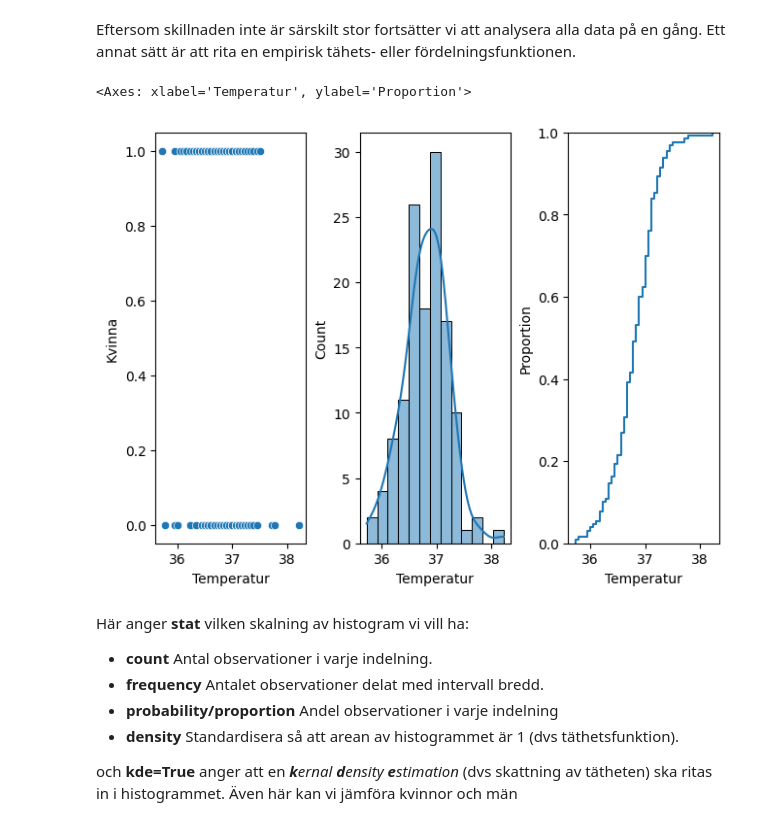
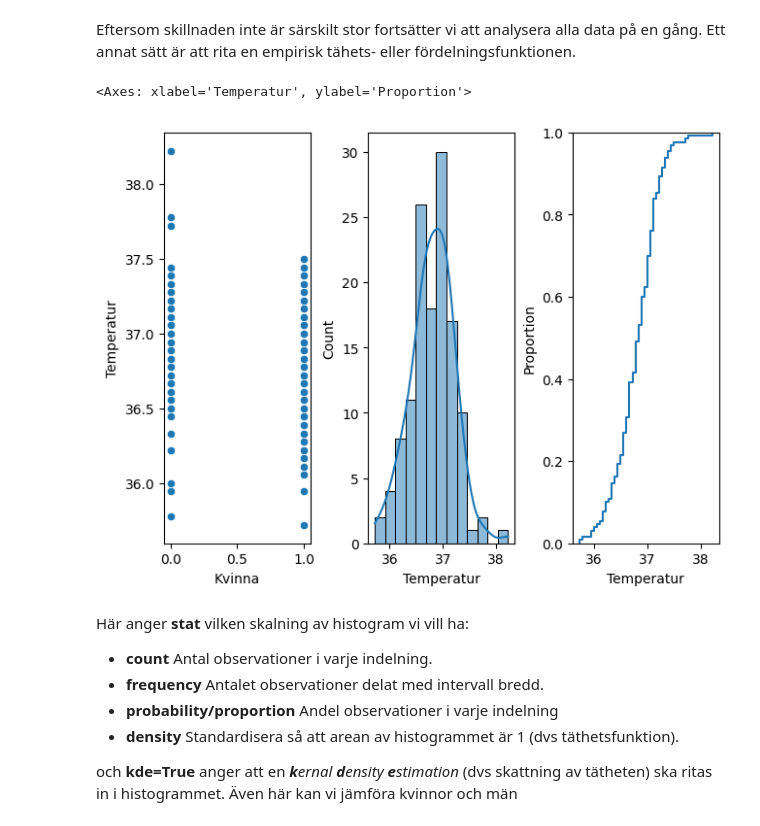
Before and after one commit to GITGUOD/FMSF20-Matematisk-statistik-allm-nkurs, a Jupyter notebook: Lab1/fmsf20_lab1_HT24.ipynb, the cells around one changed output. Cells and saved outputs as stored; diff of their text form; code cells hidden in the pictures.

```diff
--- a/Lab1/fmsf20_lab1_HT24.ipynb
+++ b/Lab1/fmsf20_lab1_HT24.ipynb
@@ -174,12 +174,12 @@ Temperatur count  65.000000  65.000000
 Eftersom skillnaden inte är särskilt stor fortsätter vi att analysera alla data på en gång. Ett annat sätt är att rita en empirisk tähets- eller fördelningsfunktionen.
 # %%
 fig, axs = plt.subplots(1, 3, constrained_layout=True)
-sns.scatterplot(T, x=T.Temperatur, y=T.Kvinna, ax=axs[0])
+sns.scatterplot(T, x=T.Kvinna, y=T.Temperatur, ax=axs[0])
 sns.histplot(T, x=T.Temperatur, stat="count", kde=True, ax=axs[1]) # Stats är count, density, percent, proportion, probability
 sns.ecdfplot(T, x=T.Temperatur, ax=axs[2])
 # %% [output]
 <Axes: xlabel='Temperatur', ylabel='Proportion'>
-[figure, old version]
+[figure, new version]
 # %% [markdown]
 Här anger **stat** vilken skalning av histogram vi vill ha:
 * **count** Antal observationer i varje indelning.
```
Also changed, not shown: parts of 15 cells of this notebook, 2 other files.
